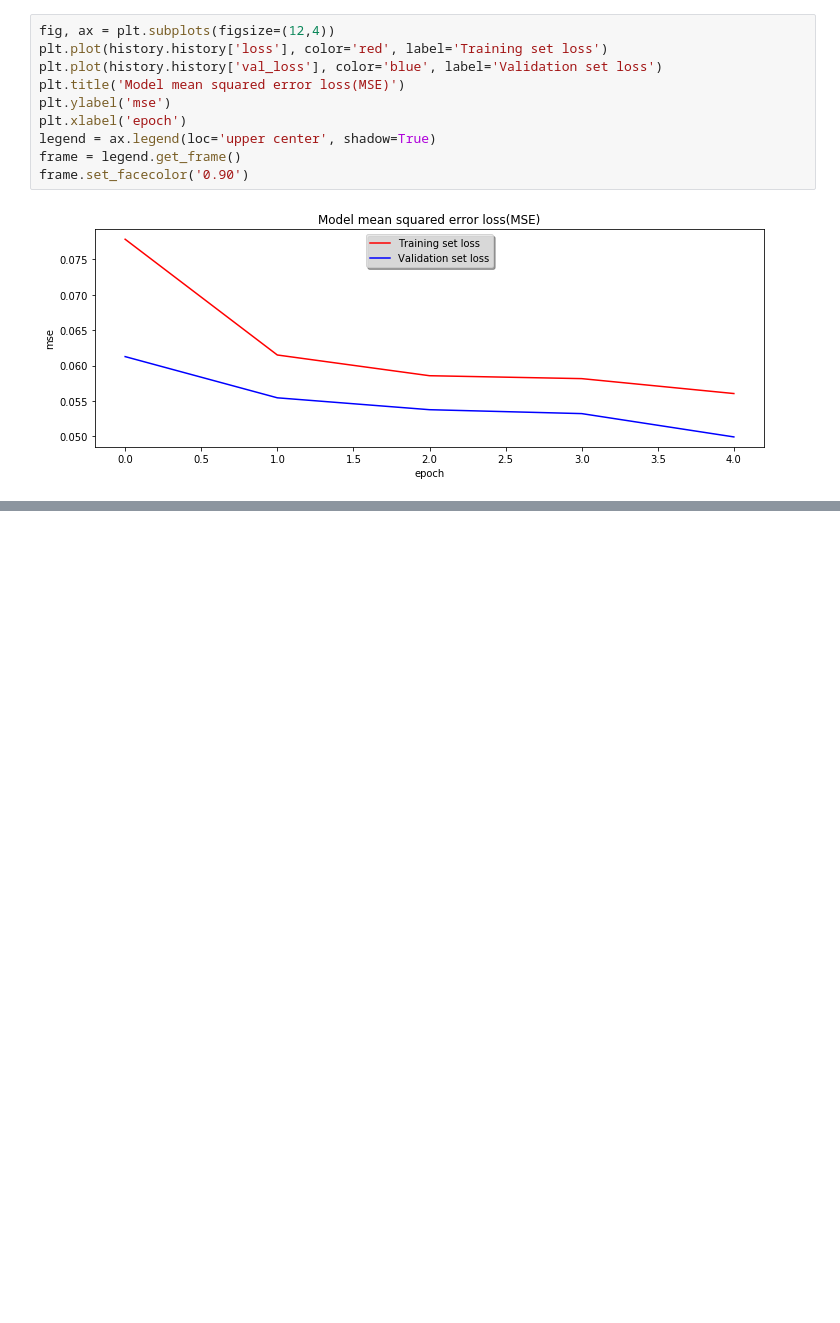
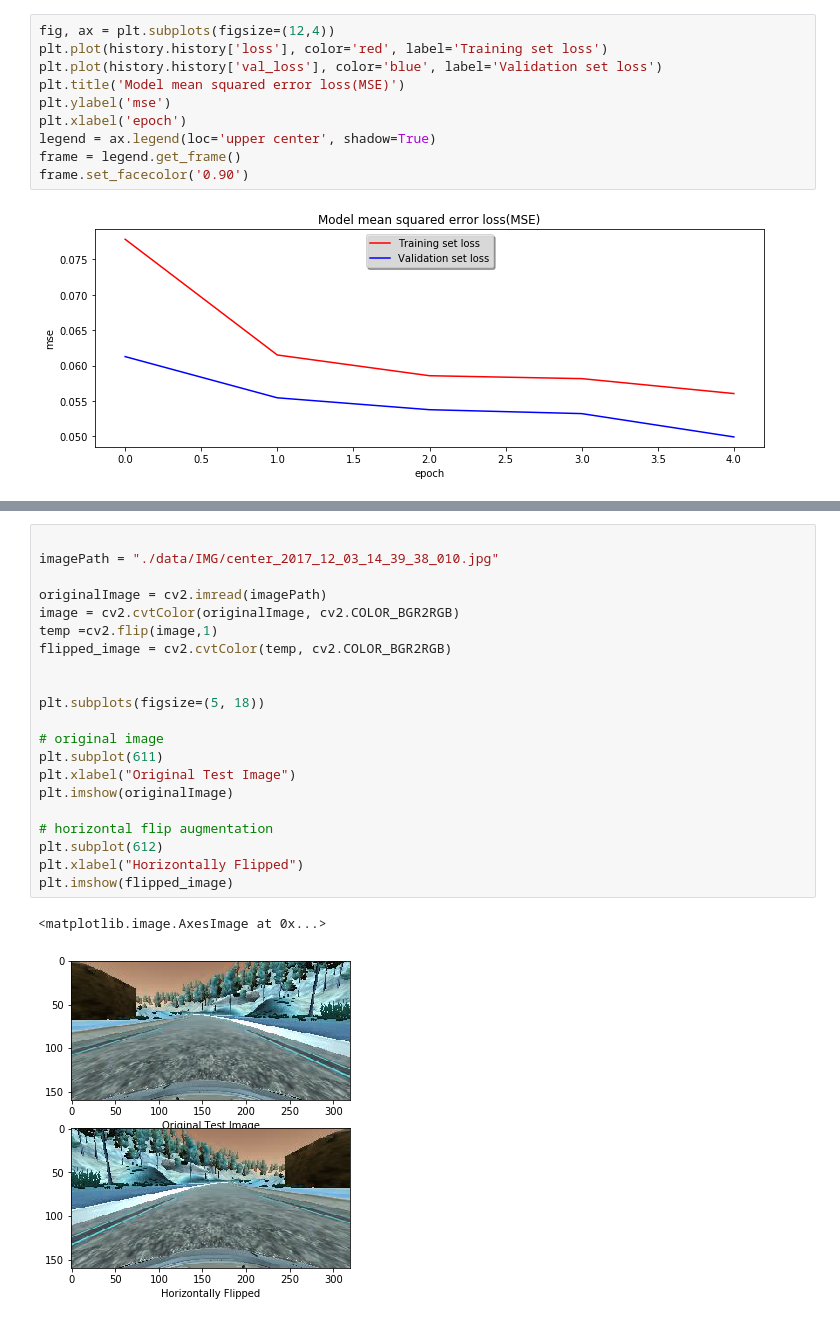
Before and after one commit to vinayakkankanwadi/CarND-Behavioral-Cloning-P3, a Jupyter notebook: visualize.ipynb, the cells around one changed output, grey strips where cells are left out. Drawn from its saved outputs; the diff is of its cells as text; blank space fills up the shorter version.

```diff
--- a/visualize.ipynb
+++ b/visualize.ipynb
@@ -222,0 +277,24 @@ frame.set_facecolor('0.90')
+# %%
+
+imagePath = "./data/IMG/center_2017_12_03_14_39_38_010.jpg"
+
+originalImage = cv2.imread(imagePath)
+image = cv2.cvtColor(originalImage, cv2.COLOR_BGR2RGB)
+temp =cv2.flip(image,1)
+flipped_image = cv2.cvtColor(temp, cv2.COLOR_BGR2RGB)
+
+
+plt.subplots(figsize=(5, 18))
+
+# original image
+plt.subplot(611)
+plt.xlabel("Original Test Image")
+plt.imshow(originalImage)
+
+# horizontal flip augmentation
+plt.subplot(612)
+plt.xlabel("Horizontally Flipped")
+plt.imshow(flipped_image)
+# %% [output]
+<matplotlib.image.AxesImage at 0x...>
+[figure, added]
```
Also changed, not shown: parts of 8 cells of this notebook.
